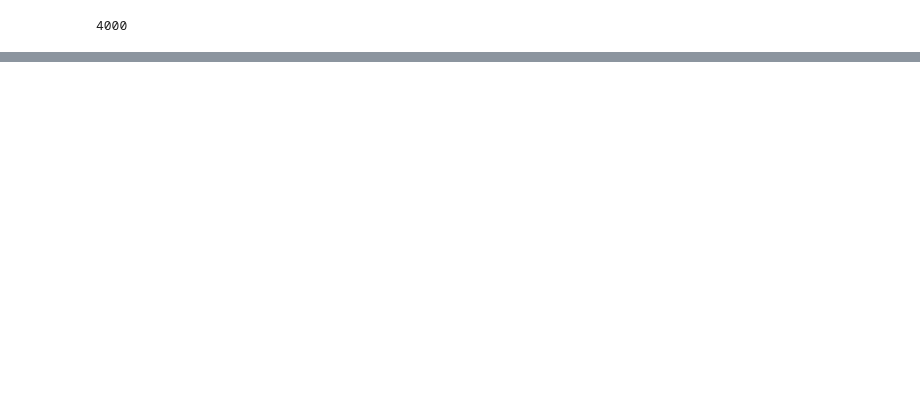
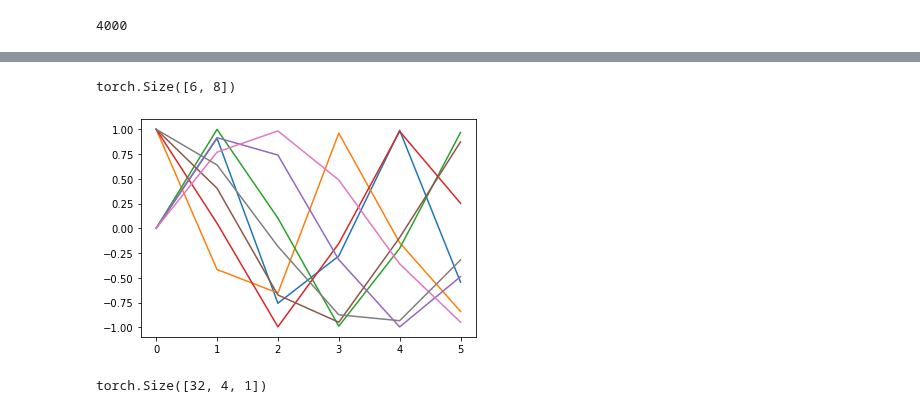
Before and after one commit to openclimatefix/predict_pv_yield, a Jupyter notebook: notebooks/50.0_optical_flow_predictions_into_perceiver.ipynb, the cells around one changed output, grey strips where cells are left out. Saved outputs shown, nothing was run; the diff lists cells and outputs as text; code cells hidden in the pictures; blank space fills up the shorter version.

```diff
--- a/notebooks/50.0_optical_flow_predictions_into_perceiver.ipynb
+++ b/notebooks/50.0_optical_flow_predictions_into_perceiver.ipynb
@@ -165,0 +242,22 @@ for time_index, ax in enumerate(axes):
+# %%
+def position_encoding(n_encoding_channels: int, seq_length: int = 24, period: float = 5.0) -> torch.Tensor:
+    """
+    Args:
+       n_encoding_channels: The number of "waves" in the encoding.
+       seq_length: The sequence length.
+       period: A rough specification for the period.  The larger the number,
+           the longer the period of the longest sin and cos waves.
+
+    Returns:
+        Tensor of shape (seq_length, n_encoding_channels)
+    Adapted from https://pytorch.org/tutorials/beginner/transformer_tutorial.html
+    """
+    position = torch.arange(seq_length).unsqueeze(1) * 2
+    div_term = torch.exp(torch.arange(0, n_encoding_channels, 2) * (-math.log(period) / n_encoding_channels))
+    pe = torch.empty(seq_length, n_encoding_channels)
+    pe[:, 0::2] = torch.sin(position * div_term)
+    pe[:, 1::2] = torch.cos(position * div_term)
+    return pe
+# %%
+%%time
+pe = position_encoding(n_encoding_channels=8, seq_length=6, period=3)
@@ -165,0 +267,8 @@ for time_index, ax in enumerate(axes):
+# %%
+pe.shape
+# %% [output]
+torch.Size([6, 8])
+# %%
+plt.plot(pe);
+# %% [output]
+[figure, added]
@@ -165,0 +397,4 @@ for time_index, ax in enumerate(axes):
+# %%
+model(batch).shape
+# %% [output]
+torch.Size([32, 4, 1])
```
Also changed, not shown: parts of 23 cells of this notebook.
